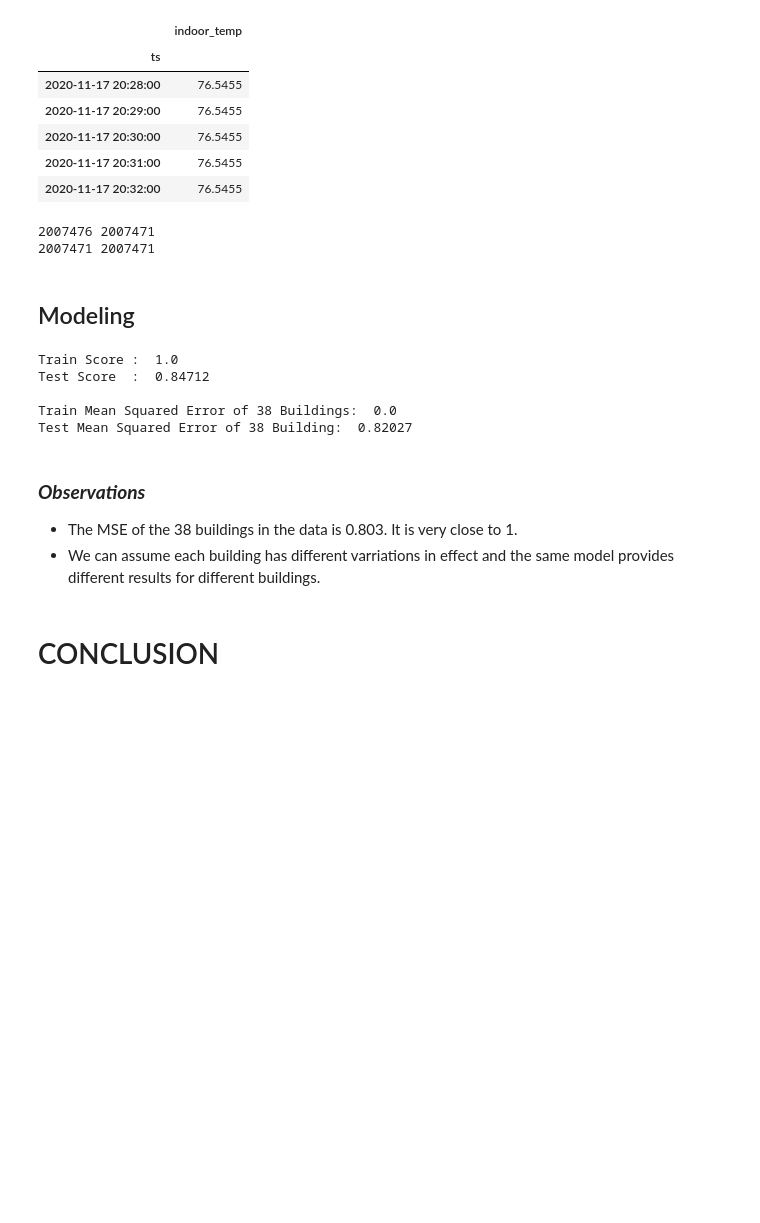
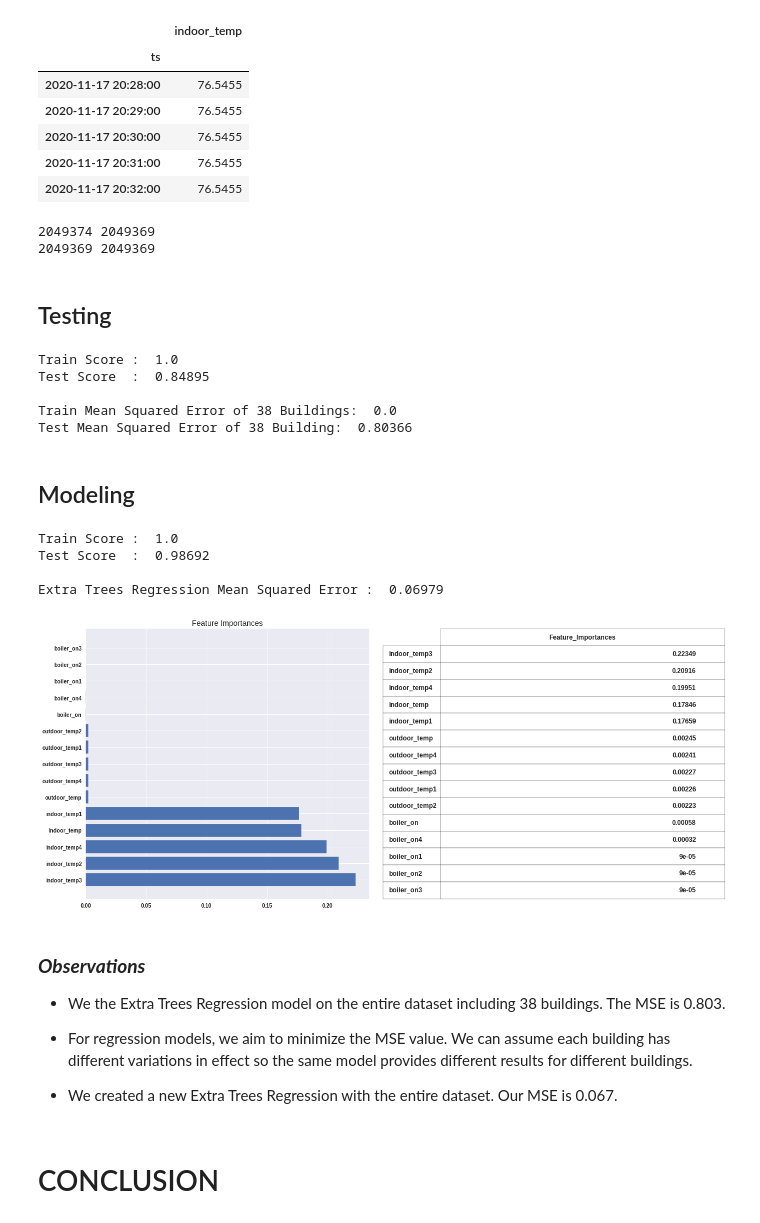
Before and after one commit to ulkuguneysu/Capstone_Project, a Jupyter notebook: Notebook_4_Model_Application.ipynb, the cells around one changed output. Saved outputs shown, nothing was run; the diff lists cells and outputs as text; code cells hidden in the pictures; blank space fills up the shorter version.

```diff
--- a/Notebook_4_Model_Application.ipynb
+++ b/Notebook_4_Model_Application.ipynb
@@ -43,7 +45,7 @@ from sklearn.ensemble import ExtraTreesRegressor
 import warnings
 warnings.filterwarnings('ignore')
 # %%
-df = pd.read_csv('/CSV_Files/thermostat_single_building_data.csv').drop(['Unnamed: 0', 'temp_diff'], axis=1)
+df = pd.read_csv('/content/thermostat_single_building_data.csv').drop(['Unnamed: 0', 'temp_diff'], axis=1)
 df['ts'] = pd.to_datetime(df['ts'])
 ts = df.set_index('ts')
 ts.index = pd.to_datetime(ts.index, unit='s')
@@ -252,7 +261,7 @@ feature_importance_df(pipeline_ets, X_train)
 # %% [markdown]
 We create subsets for different buildings and apply our model to our newly created data. This serves to see if our model is generally applicable to the buildings in the New York State area. For modeling, we use the model with the least Mean Squared Error value, Extra Trees Regressor.
 # %%
-thermostat_df = pd.read_csv('/CSV_Files/thermostat_modeling_data.csv').drop(['Unnamed: 0', 'temp_diff'], axis=1)
+thermostat_df = pd.read_csv('/content/thermostat_modeling_data.csv').drop(['Unnamed: 0', 'temp_diff'], axis=1)
 thermostat_df.head()
 # %% [output]
 |  | building_id | ts | outdoor_temp | boiler_on | indoor_temp |
@@ -494,32 +503,52 @@ print(len(X), len(y))
 X = X[:len(y)]
 print(len(X), len(y))
 # %% [output]
-2007476 2007471
-2007471 2007471
+2049374 2049369
+2049369 2049369
+# %% [markdown]
+## Testing
+# %%
+pred_train = pipeline_ets.predict(X_train)
+pred_test = pipeline_ets.predict(X)
+
+print('Train Score : ', round(pipeline_ets.score(X_train, y_train),5))
+print('Test Score  : ', round(pipeline_ets.score(X, y),5), '\n')
+
+mse_train = round(mean_squared_error(y_train, pred_train),5)
+mse_test = round(mean_squared_error(y, pred_test),5)
+print('Train Mean Squared Error of 38 Buildings: ', mse_train)
+print('Test Mean Squared Error of 38 Building: ', mse_test)
+# %% [output]
+Train Score :  1.0
+Test Score  :  0.84895
+
+Train Mean Squared Error of 38 Buildings:  0.0
+Test Mean Squared Error of 38 Building:  0.80366
 # %% [markdown]
 ## Modeling
-# %%
-pred_train = pipeline_ets.predict(X_train)
-pred_test = pipeline_ets.predict(X)
-
-print('Train Score : ', round(pipeline_ets.score(X_train, y_train),5))
-print('Test Score  : ', round(pipeline_ets.score(X, y),5), '\n')
-
-mse_train = round(mean_squared_error(y_train, pred_train),5)
-mse_test = round(mean_squared_error(y, pred_test),5)
-print('Train Mean Squared Error of 38 Buildings: ', mse_train)
-print('Test Mean Squared Error of 38 Building: ', mse_test)
-# %% [output]
-Train Score :  1.0
-Test Score  :  0.84712
-
-Train Mean Squared Error of 38 Buildings:  0.0
-Test Mean Squared Error of 38 Building:  0.82027
+# %%
+X_train, X_test, y_train, y_test = train_test_split(X, y, test_size=0.3, random_state=123)
+
+extra_trees = ExtraTreesRegressor(criterion='mse',
+                                  random_state=123)
+
+scale= StandardScaler()
+
+regression_modeling(extra_trees, scaler, 'Extra Trees Regression')
+# %% [output]
+Train Score :  1.0
+Test Score  :  0.98692
+
+Extra Trees Regression Mean Squared Error :  0.06979
+[figure, added]
 # %% [markdown]
 ### ***Observations***
 
-*   The MSE of the 38 buildings in the data is 0.803. It is very close to 1.
-*   We can assume each building has different varriations in effect and the same model provides different results for different buildings.
+*   We the Extra Trees Regression model on the entire dataset including 38 buildings. The MSE is 0.803.
+
+*   For regression models, we aim to minimize the MSE value. We can assume each building has different variations in effect so the same model provides different results for different buildings.
+
+*   We created a new Extra Trees Regression with the entire dataset. Our MSE is 0.067.
 # %% [markdown]
 # CONCLUSION
 # %% [markdown]
```
Also changed, not shown: parts of 7 cells of this notebook, 3 other files.
